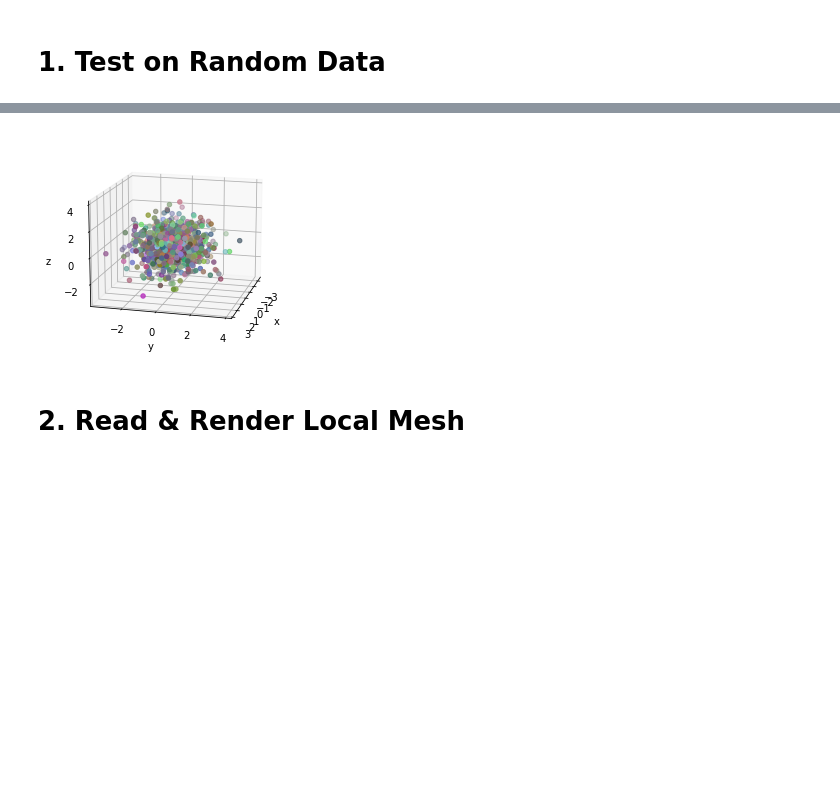
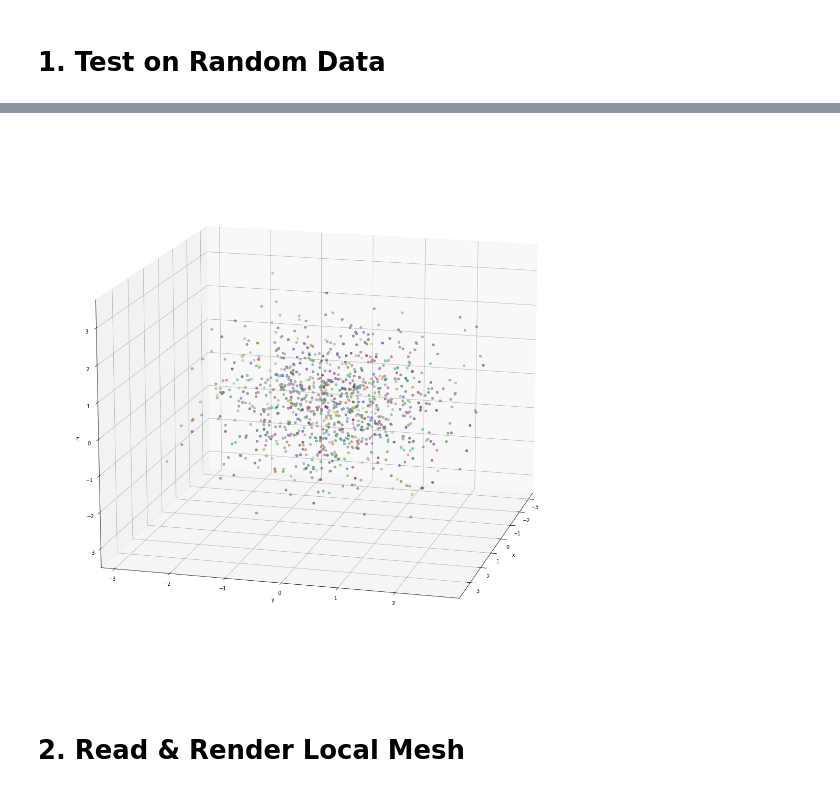
Before and after one commit to matthewdm0816/amafilter, a Jupyter notebook: notebooks/test_visualize.ipynb, the cells around one changed output, grey strips where cells are left out. Drawn from its saved outputs; the diff is of its cells as text; code cells hidden in the pictures; blank space fills up the shorter version.

Commit message:
updated visualization

```diff
--- a/notebooks/test_visualize.ipynb
+++ b/notebooks/test_visualize.ipynb
@@ -20,23 +20,23 @@ tensor(0.) tensor(7.1037)
 # %%
 skip = 1  # Skip every n points
 
-fig = plt.figure()
+fig = plt.figure(figsize=(20, 20))
 ax = fig.add_subplot(111, projection='3d')
 point_range = range(0, points.shape[0], skip) # skip points to prevent crash
 ax.scatter(points[point_range, 0],   # x
            points[point_range, 1],   # y
            points[point_range, 2],   # z
            facecolors=color, # height data for color
            cmap='Spectral',
            marker="o")
 ax.set_xlabel('x')
 ax.set_ylabel('y')
 ax.set_zlabel('z')
 ax.axis('auto')  # {equal, scaled}
 ax.view_init(15, 15)
 plt.show()
 # %% [output]
-[figure, old version]
+[figure, new version]
 # %% [markdown]
 # 2. Read & Render Local Mesh
 # %%
```
Also changed, not shown: parts of 4 cells of this notebook, 6 other files.
